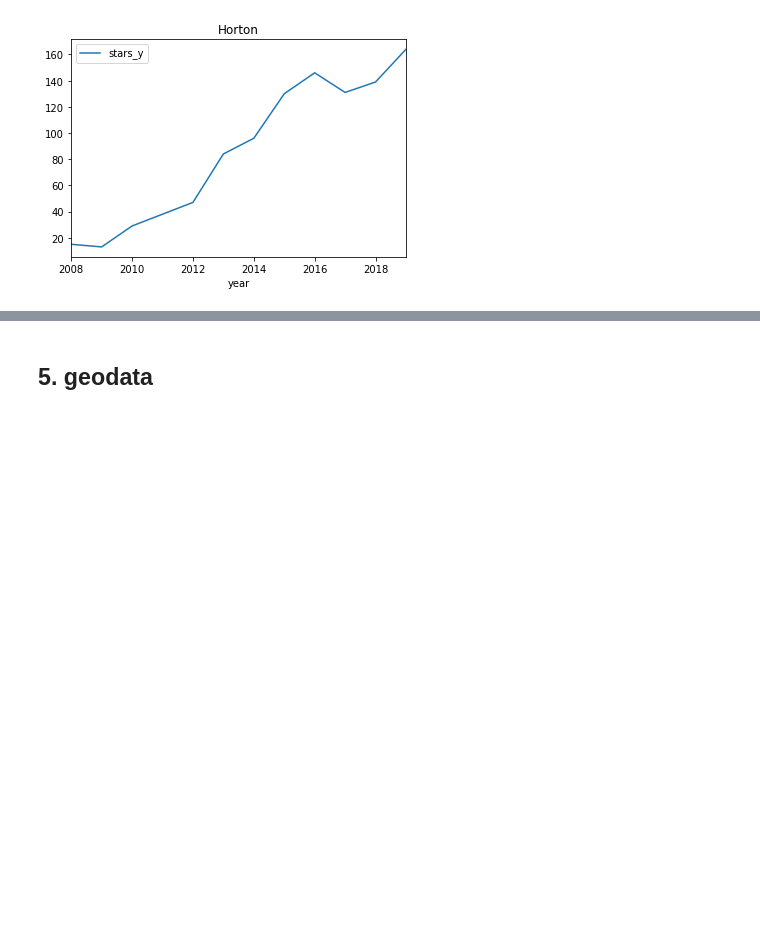
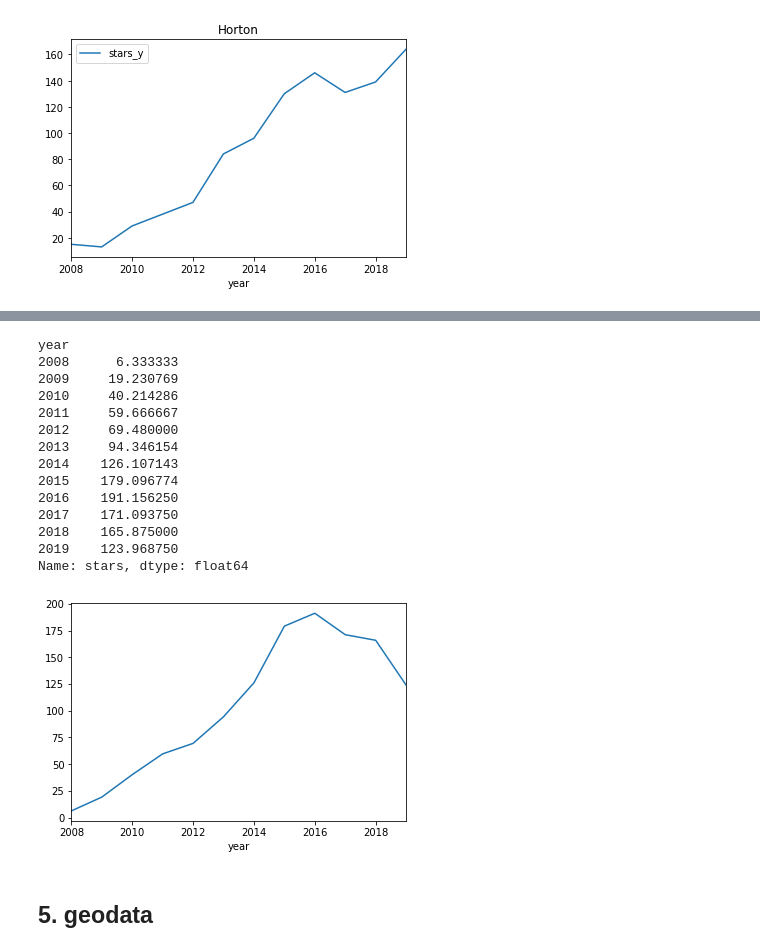
Before and after one commit to dliu9999/DSC106-Final-Project, a Jupyter notebook: yelp.ipynb, the cells around one changed output, grey strips where cells are left out. Cells and saved outputs as stored; diff of their text form; code cells hidden in the pictures; blank space fills up the shorter version.

```diff
--- a/yelp.ipynb
+++ b/yelp.ipynb
@@ -25,7 +25,7 @@ reviews = pd.read_csv('data/reviews.csv').drop(columns=['cool', 'funny'])
 reviews['date'] = pd.to_datetime(reviews['date'])
 users = pd.read_csv('data/users.csv')[['review_count', 'useful', 'user_id','yelping_since']]
 users['yelping_since'] = pd.to_datetime(users['yelping_since'])
-toronto = pd.read_csv('data/toronto.csv')[['business_id', 'latitude', 'longitude', 'stars']]
+toronto = pd.read_csv('data/toronto.csv')
 tor_reviews = pd.read_csv('data/tor_reviews.csv')
 tor_reviews['date'] = pd.to_datetime(tor_reviews['date'])
 tor_reviews['year'] = tor_reviews['date'].dt.year
@@ -191,3 +223,27 @@ tor_reviews.groupby('year')['stars'].count().reset_index().plot(x='year', y='sta
+# %%
+tor_merge = toronto[['name', 'business_id']].merge(tor_reviews, on='business_id')
+# %%
+tor_counts = tor_merge.groupby('name')['stars'].count()
+above_800 = tor_counts[tor_counts > 800].index
+# %%
+display(tor_merge[tor_merge.name.isin(above_800)].groupby(['name', 'year'])['stars'].count().reset_index().groupby('year')['stars'].mean())
+tor_merge[tor_merge.name.isin(above_800)].groupby(['name', 'year'])['stars'].count().reset_index().groupby('year')['stars'].mean().plot();
+# %% [output]
+year
+2008      6.333333
+2009     19.230769
+2010     40.214286
+2011     59.666667
+2012     69.480000
+2013     94.346154
+2014    126.107143
+2015    179.096774
+2016    191.156250
+2017    171.093750
+2018    165.875000
+2019    123.968750
+Name: stars, dtype: float64
+[figure, added]
 # %% [markdown]
 ## 5. geodata
 # %%
```
Also changed, not shown: parts of 2 cells of this notebook, 1 other file.
